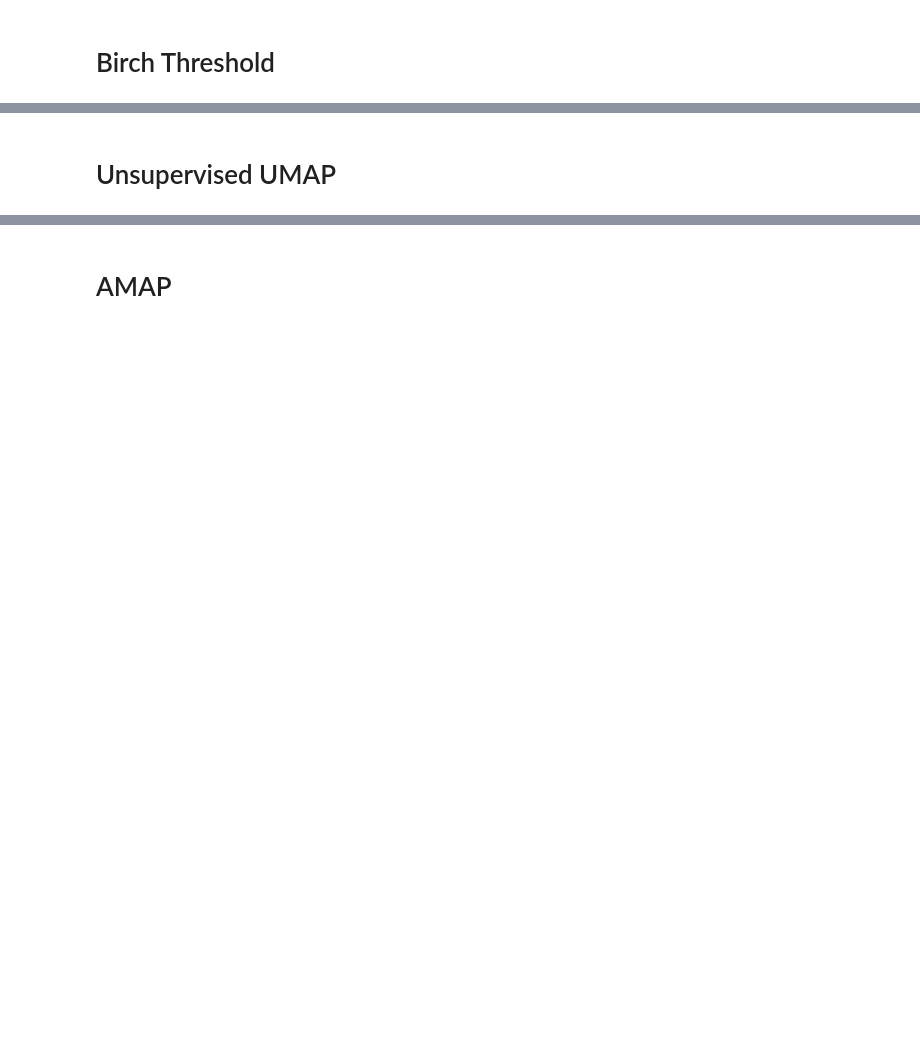
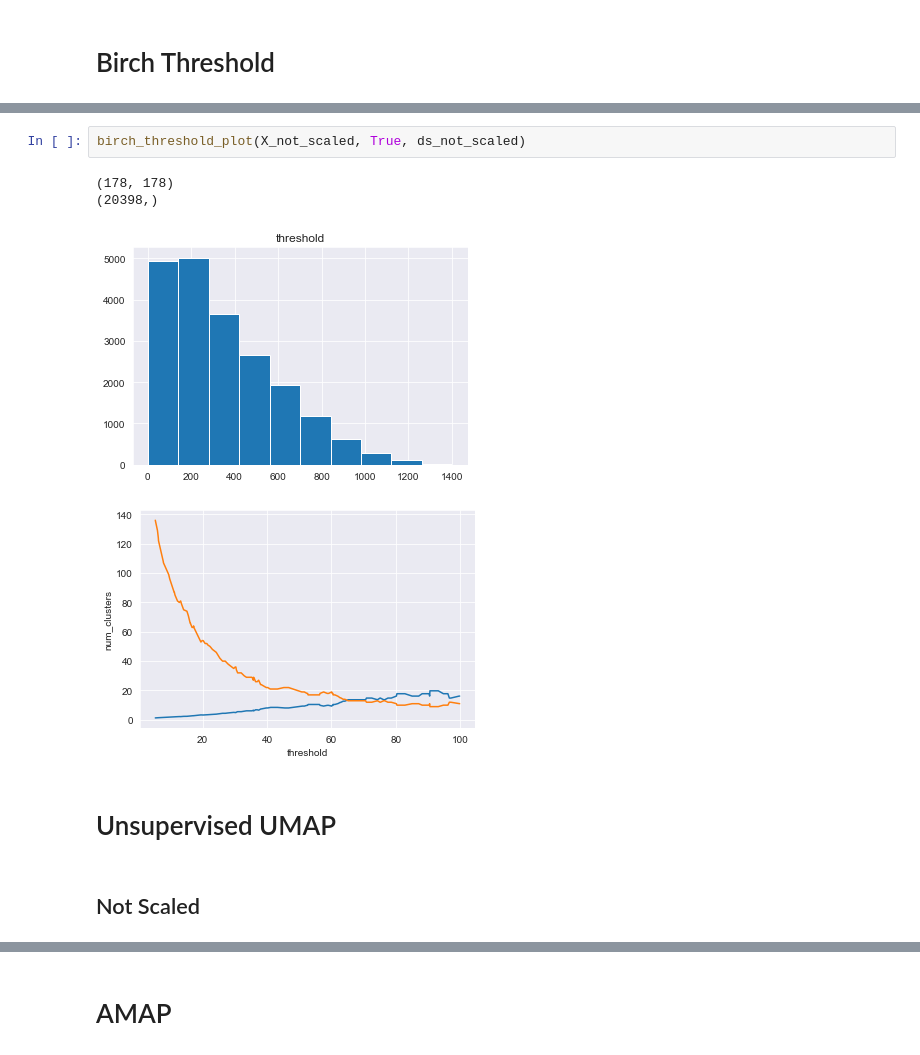
Before and after one commit to wuuusicong/ExplorationAndVisualizationOfHighDimClusters, a Jupyter notebook: notebooks/WineDataset.ipynb, the cells around one changed output, grey strips where cells are left out. Cells and saved outputs as stored; diff of their text form; blank space fills up the shorter version.

```diff
--- a/notebooks/WineDataset.ipynb
+++ b/notebooks/WineDataset.ipynb
@@ -81,2 +96,11 @@ KeyboardInterrupt:
+# %%
+birch_threshold_plot(X_not_scaled, True, ds_not_scaled)
+# %% [output]
+(178, 178)
+(20398,)
+[figure, added]
+[figure, added]
 # %% [markdown]
 # Unsupervised UMAP
+# %% [markdown]
+## Not Scaled
```
Also changed, not shown: parts of 26 cells of this notebook, 7 other files.
